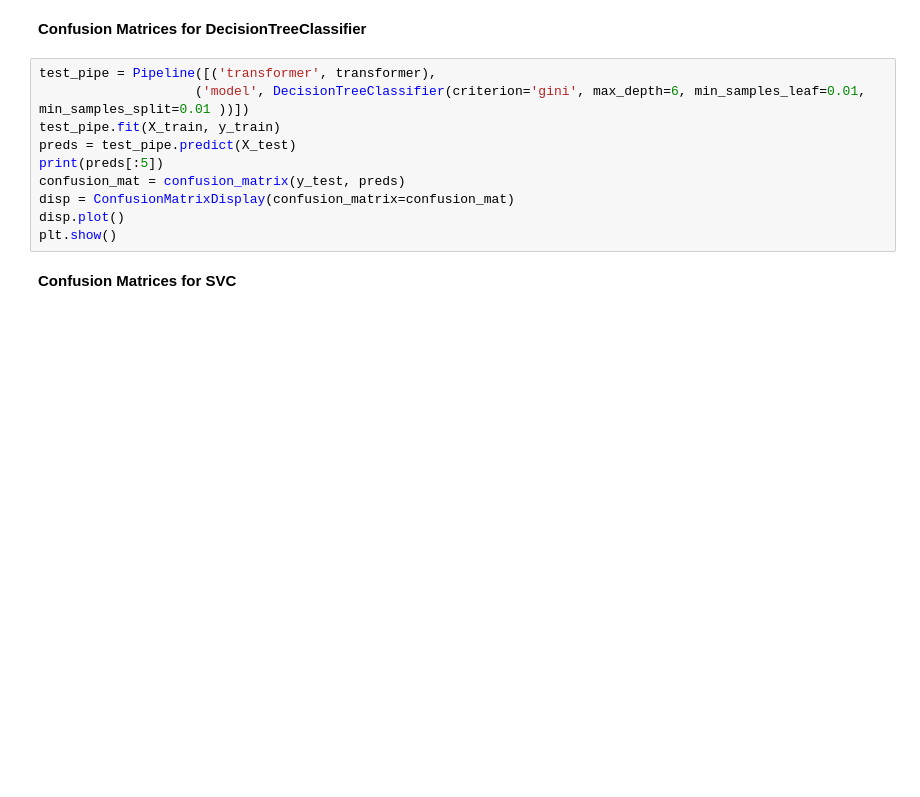
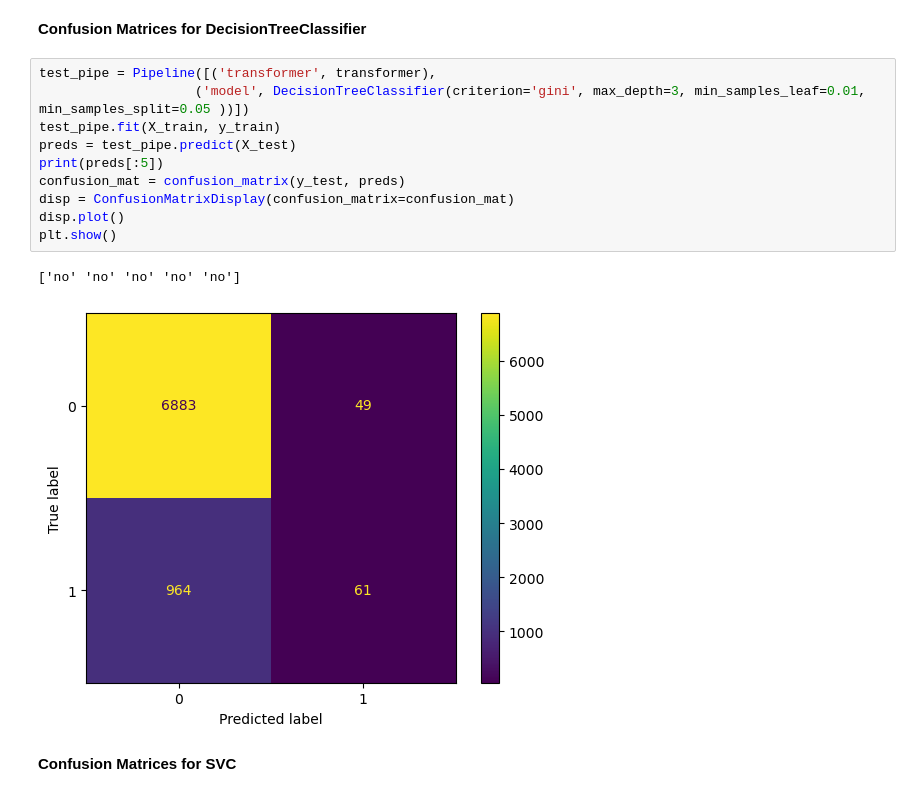
Before and after one commit to bohu2023/bank_marketing_analysis, a Jupyter notebook: solution.ipynb, the cells around one changed output. Saved outputs shown, nothing was run; the diff lists cells and outputs as text; blank space fills up the shorter version.

```diff
--- a/solution.ipynb
+++ b/solution.ipynb
@@ -409,14 +548,17 @@ plt.show()
 **Confusion Matrices for DecisionTreeClassifier**
 # %%
 test_pipe = Pipeline([('transformer', transformer),
-                    ('model', DecisionTreeClassifier(criterion='gini', max_depth=6, min_samples_leaf=0.01, min_samples_split=0.01 ))])
+                    ('model', DecisionTreeClassifier(criterion='gini', max_depth=3, min_samples_leaf=0.01, min_samples_split=0.05 ))])
 test_pipe.fit(X_train, y_train)
 preds = test_pipe.predict(X_test)
 print(preds[:5])
 confusion_mat = confusion_matrix(y_test, preds)
 disp = ConfusionMatrixDisplay(confusion_matrix=confusion_mat)
 disp.plot()
 plt.show()
+# %% [output]
+['no' 'no' 'no' 'no' 'no']
+[figure, added]
 # %% [markdown]
 **Confusion Matrices for SVC**
 # %%
```
Also changed, not shown: parts of 33 cells of this notebook.
